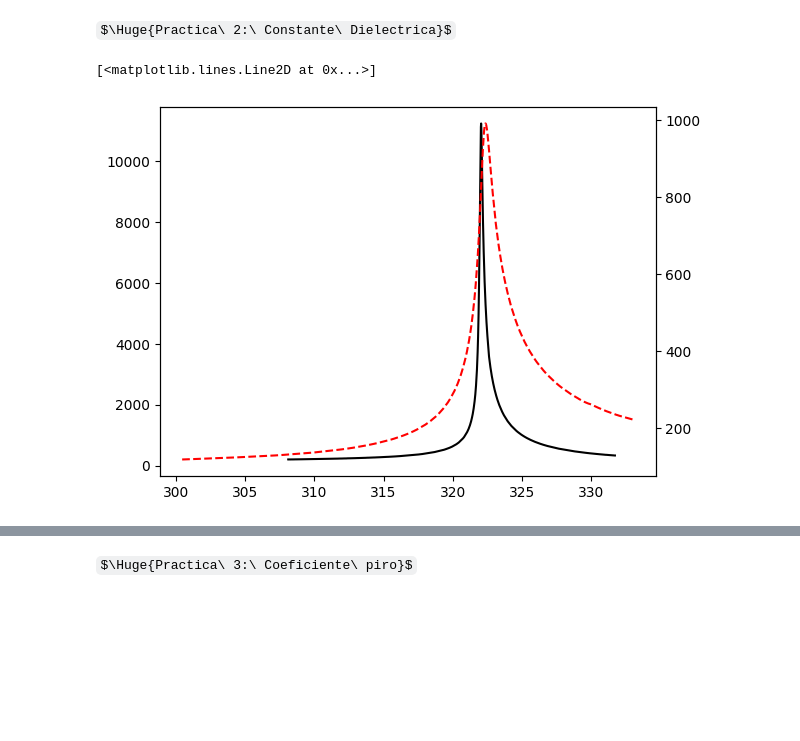
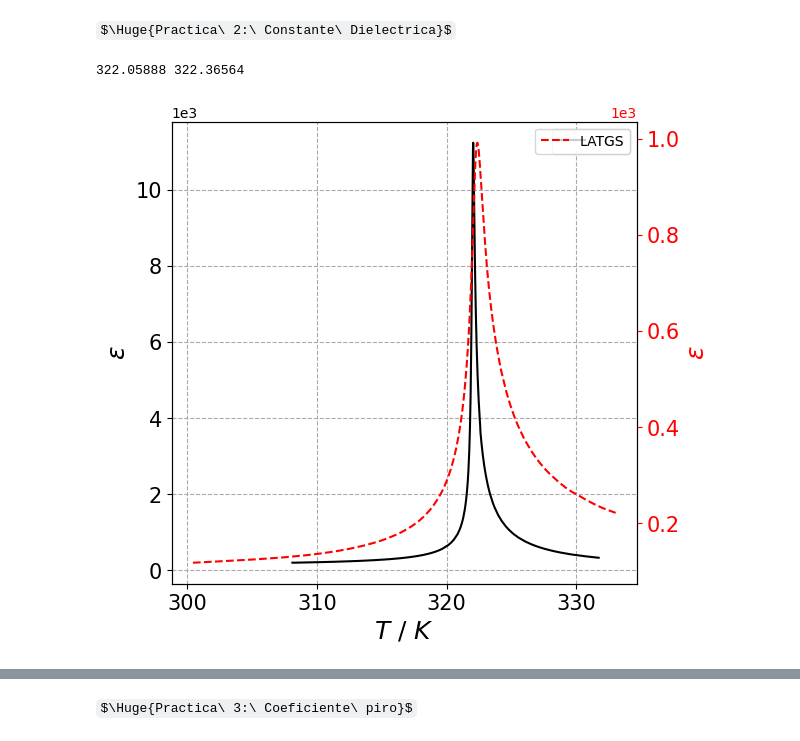
Before and after one commit to albertopeinador/termicas, a Jupyter notebook: lab_termo.ipynb, the cells around one changed output, grey strips where cells are left out. Saved outputs shown, nothing was run; the diff lists cells and outputs as text; code cells hidden in the pictures; some formulas as TeX source; blank space fills up the shorter version.

```diff
--- a/lab_termo.ipynb
+++ b/lab_termo.ipynb
@@ -294,24 +294,42 @@ $\Huge{Practica\ 2:\ Constante\ Dielectrica}$
 # %%
 e0 = 8.85e-12
 S_TGS = 64e-6
 d_TGS = 2.1e-3
 S_LATGS = 86e-6
 d_LATGS = 2.2e-3
 
-fig = plt.figure()
+fig = plt.figure(figsize=(6, 6))
 ax = fig.add_subplot(1,1,1)
 ax1 = ax.twinx()
 C_TGS = pd.read_csv('datos_practicas_23_24/cd_tgs.dat', header=None)
 C_LATGS = pd.read_csv('datos_practicas_23_24/cd_latgs.dat', header=None)
 
 e_TGS = C_TGS [1] * d_TGS / e0 / S_TGS
 e_LATGS = C_LATGS [1] * d_LATGS / e0 / S_LATGS
 
 ax.plot(C_TGS[0].loc[:], e_TGS.loc[:], 'k-')
 ax1.plot(C_LATGS[0].loc[:], e_LATGS.loc[:], 'r--')
+
+ax.legend(['TGS'])
+ax1.legend(['LATGS'])
+
+ax1.set_ylabel('$\epsilon$', fontsize = 18, color = 'r')
+ax.set_ylabel('$\epsilon$', fontsize = 18)
+ax.set_xlabel('$T\ /\ K $', fontsize = 18)
+
+ax.grid(linestyle = '--', color = '#aaaaaa')
+
+ax.ticklabel_format(axis= 'y', style = 'sci', scilimits = (3, 3))
+ax1.ticklabel_format(axis= 'y', style = 'sci', scilimits = (3, 3))
+
+ax.tick_params(labelsize=15)
+ax1.tick_params(labelsize=15, color = 'r', labelcolor = 'r')
+print(C_TGS[0].loc[e_TGS.idxmax()], C_LATGS[0].loc[e_LATGS.idxmax()])
+
+fig.savefig('cdie.pdf')
 # %% [output]
-[<matplotlib.lines.Line2D at 0x...>]
+322.05888 322.36564
-[figure, old version]
+[figure, new version]
 # %%
 #   Ley Curie-Weiss
 
```
Also changed, not shown: parts of 4 cells of this notebook, 17 other files.
